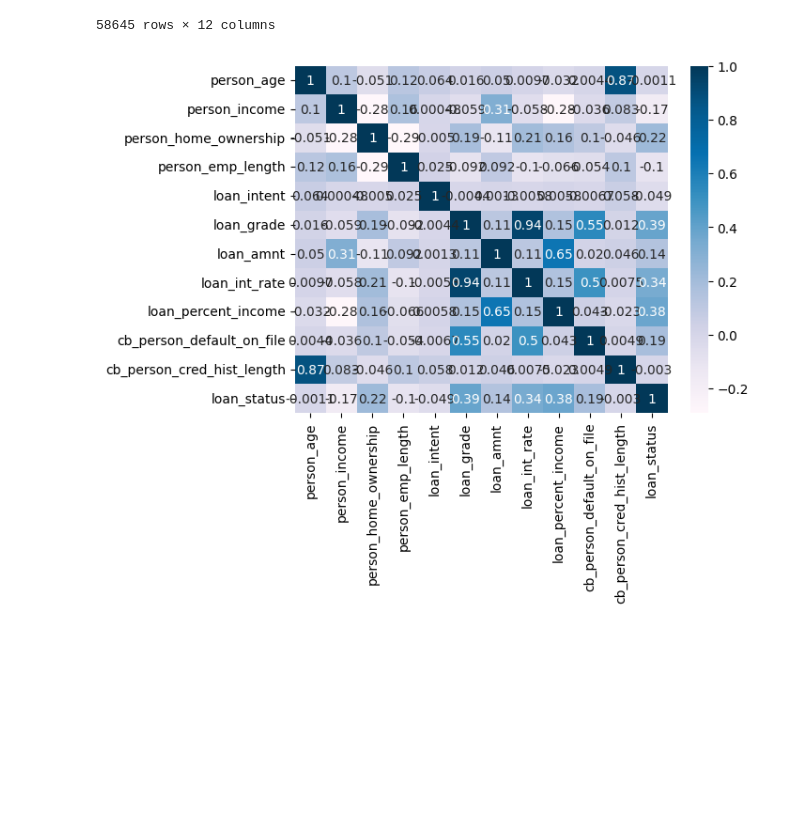
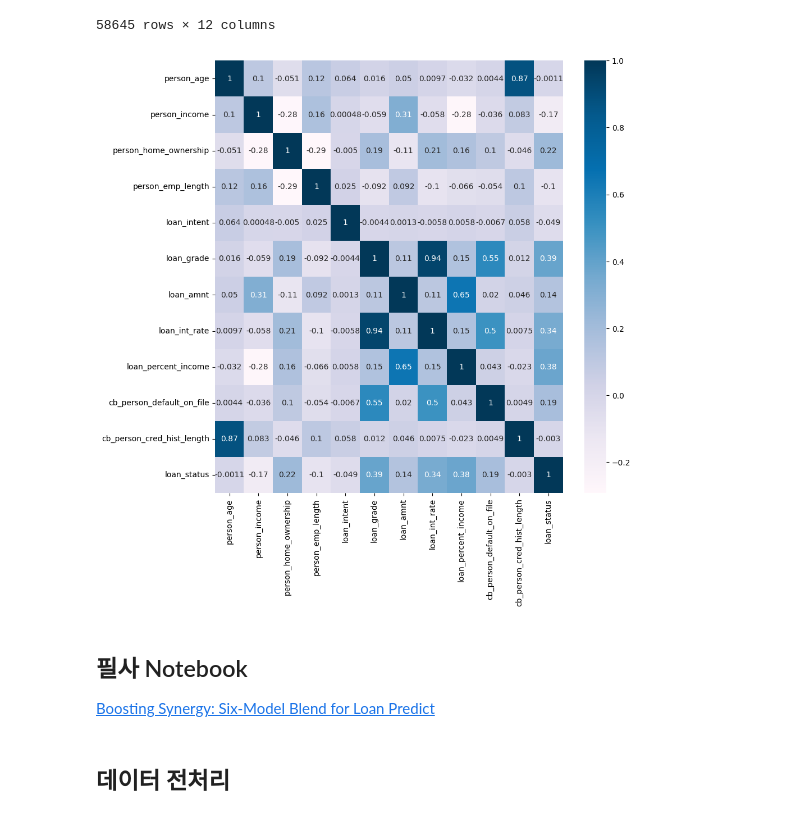
Before and after one commit to clover-minjung/kaggle_copy, a Jupyter notebook: loan_approval_prediction.ipynb, the cells around one changed output. Cells and saved outputs as stored; diff of their text form; code cells hidden in the pictures; blank space fills up the shorter version.

Commit message:
add preprocessing loan approval prediction file

```diff
--- a/loan_approval_prediction.ipynb
+++ b/loan_approval_prediction.ipynb
@@ -226,7 +231,14 @@ train_encoded
 58645 rows × 12 columns
 # %%
 # 상관관계 시각화
+plt.figure(figsize=(10, 10))
 sns.heatmap(train_encoded[:-1].corr(), annot=True, cbar=True, cmap='PuBu')
 plt.show()
 # %% [output]
-[figure, old version]
+[figure, new version]
+# %% [markdown]
+필사 Notebook
+----
+[Boosting Synergy: Six-Model Blend for Loan Predict](https://www.kaggle.com/code/trupologhelper/boosting-synergy-six-model-blend-for-loan-predict)
+# %% [markdown]
+## 데이터 전처리
```
Also changed, not shown: parts of 12 cells of this notebook.
